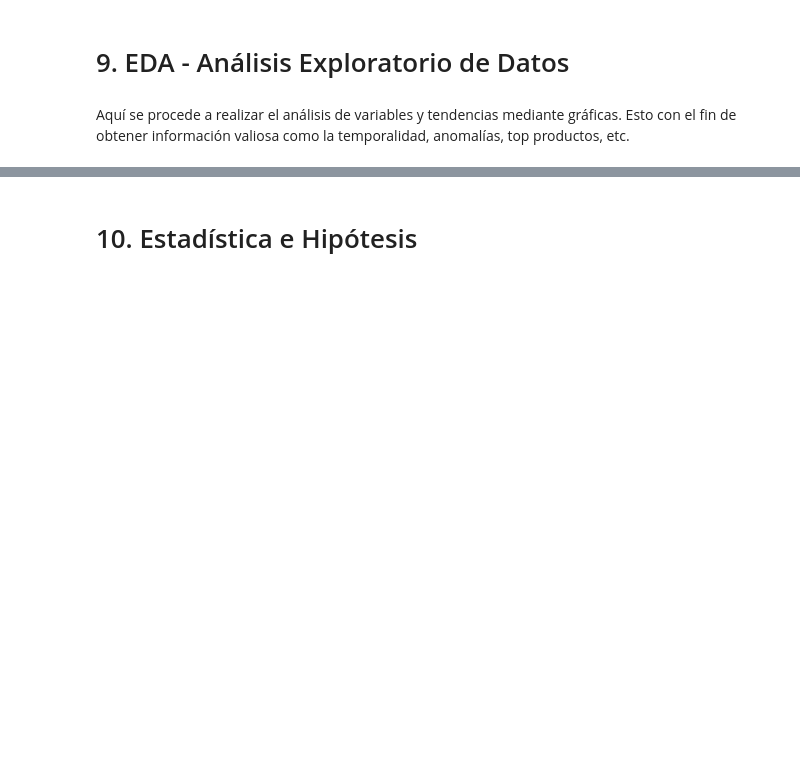
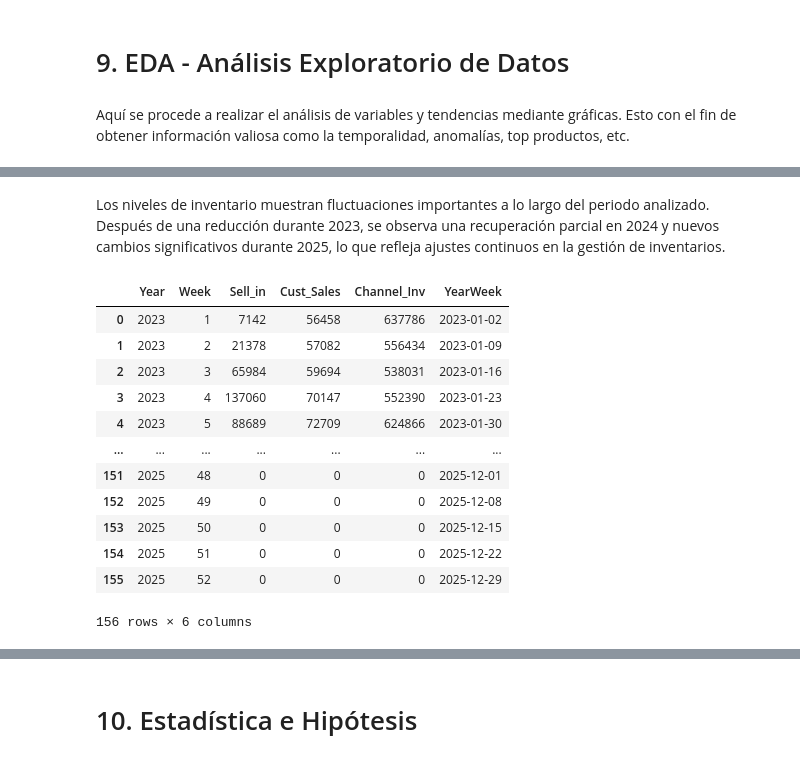
Before and after one commit to MiguelAlfonso1723/Hackathon_SIC2025, a Jupyter notebook: notebooks/sales_forecasting.analysis.ipynb, the cells around one changed output, grey strips where cells are left out. Cells and saved outputs as stored; diff of their text form; code cells hidden in the pictures; blank space fills up the shorter version.

Commit message:
Cambio Final
Secciones Faltantes

```diff
--- a/notebooks/sales_forecasting.analysis.ipynb
+++ b/notebooks/sales_forecasting.analysis.ipynb
@@ -1502,0 +2085,40 @@ Aquí se procede a realizar el análisis de variables y tendencias mediante grá
+# %% [markdown]
+Los niveles de inventario muestran fluctuaciones importantes a lo largo del periodo analizado. Después de una reducción durante 2023, se observa una recuperación parcial en 2024 y nuevos cambios significativos durante 2025, lo que refleja ajustes continuos en la gestión de inventarios.
+# %%
+weekly = (
+    df_total
+    .groupby(["Year", "Week"])[["Sell_in","Cust_Sales","Channel_Inv"]]
+    .sum()
+    .reset_index()
+)
+weekly["YearWeek"] = pd.to_datetime(
+    weekly["Year"].astype(str) + "-" +
+    weekly["Week"].astype(str) + "-1",
+    format="%Y-%W-%w"
+)
+
+fig = px.line(
+    weekly,
+    x="YearWeek",
+    y=["Sell_in","Cust_Sales","Channel_Inv"],
+    title="Evolución Semanal de Indicadores",
+
+)
+fig.update_layout(xaxis_title_text = "Fecha", legend_title_text = "Indicadores")
+
+fig.show()
+weekly
+# %% [output]
+|  | Year | Week | Sell_in | Cust_Sales | Channel_Inv | YearWeek |
+| 0 | 2023 | 1 | 7142 | 56458 | 637786 | 2023-01-02 |
+| 1 | 2023 | 2 | 21378 | 57082 | 556434 | 2023-01-09 |
+| 2 | 2023 | 3 | 65984 | 59694 | 538031 | 2023-01-16 |
+| 3 | 2023 | 4 | 137060 | 70147 | 552390 | 2023-01-23 |
+| 4 | 2023 | 5 | 88689 | 72709 | 624866 | 2023-01-30 |
+| ... | ... | ... | ... | ... | ... | ... |
+| 151 | 2025 | 48 | 0 | 0 | 0 | 2025-12-01 |
+| 152 | 2025 | 49 | 0 | 0 | 0 | 2025-12-08 |
+| 153 | 2025 | 50 | 0 | 0 | 0 | 2025-12-15 |
+| 154 | 2025 | 51 | 0 | 0 | 0 | 2025-12-22 |
+| 155 | 2025 | 52 | 0 | 0 | 0 | 2025-12-29 |
+156 rows × 6 columns
```
Also changed, not shown: parts of 194 cells of this notebook, 2 other files.
